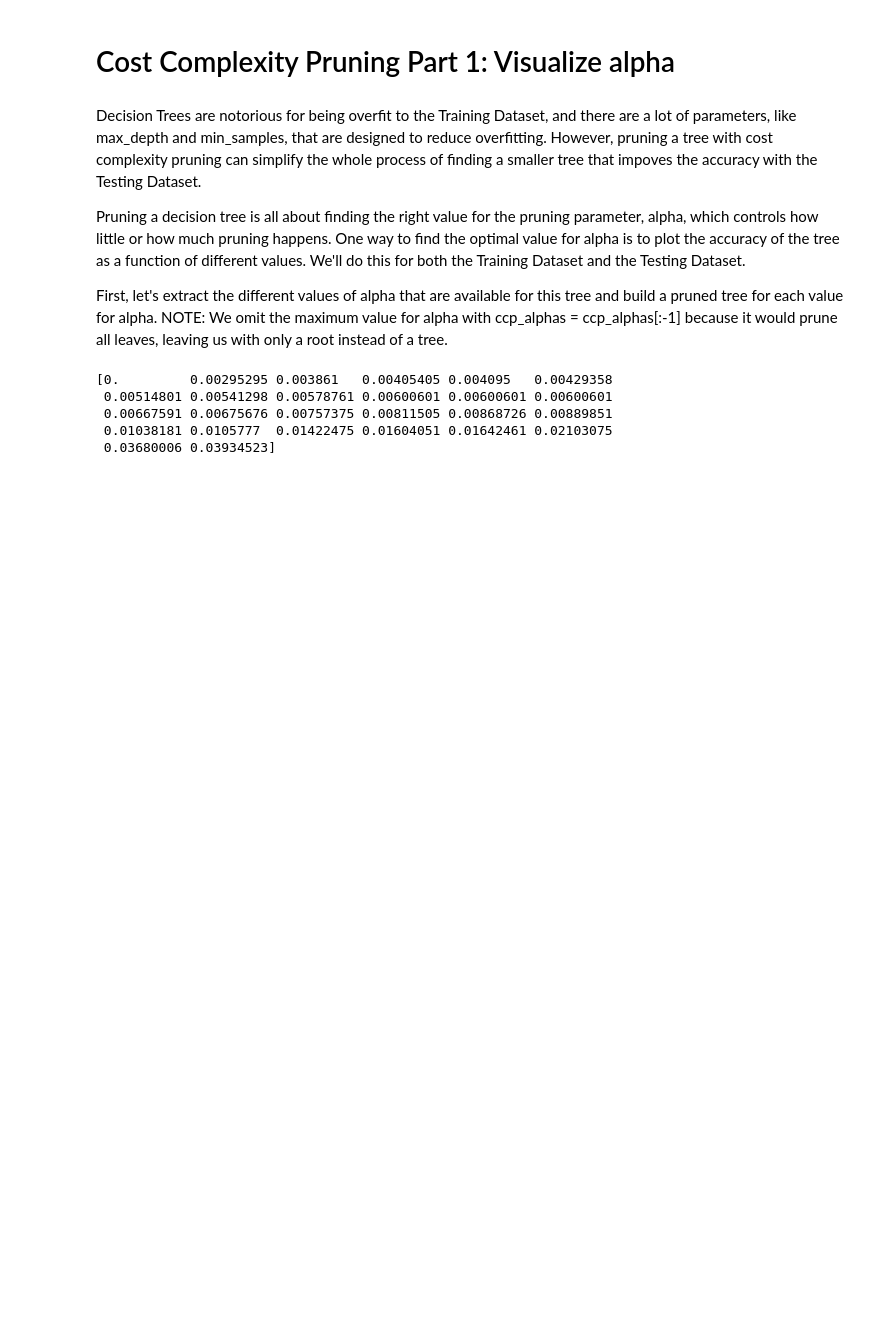
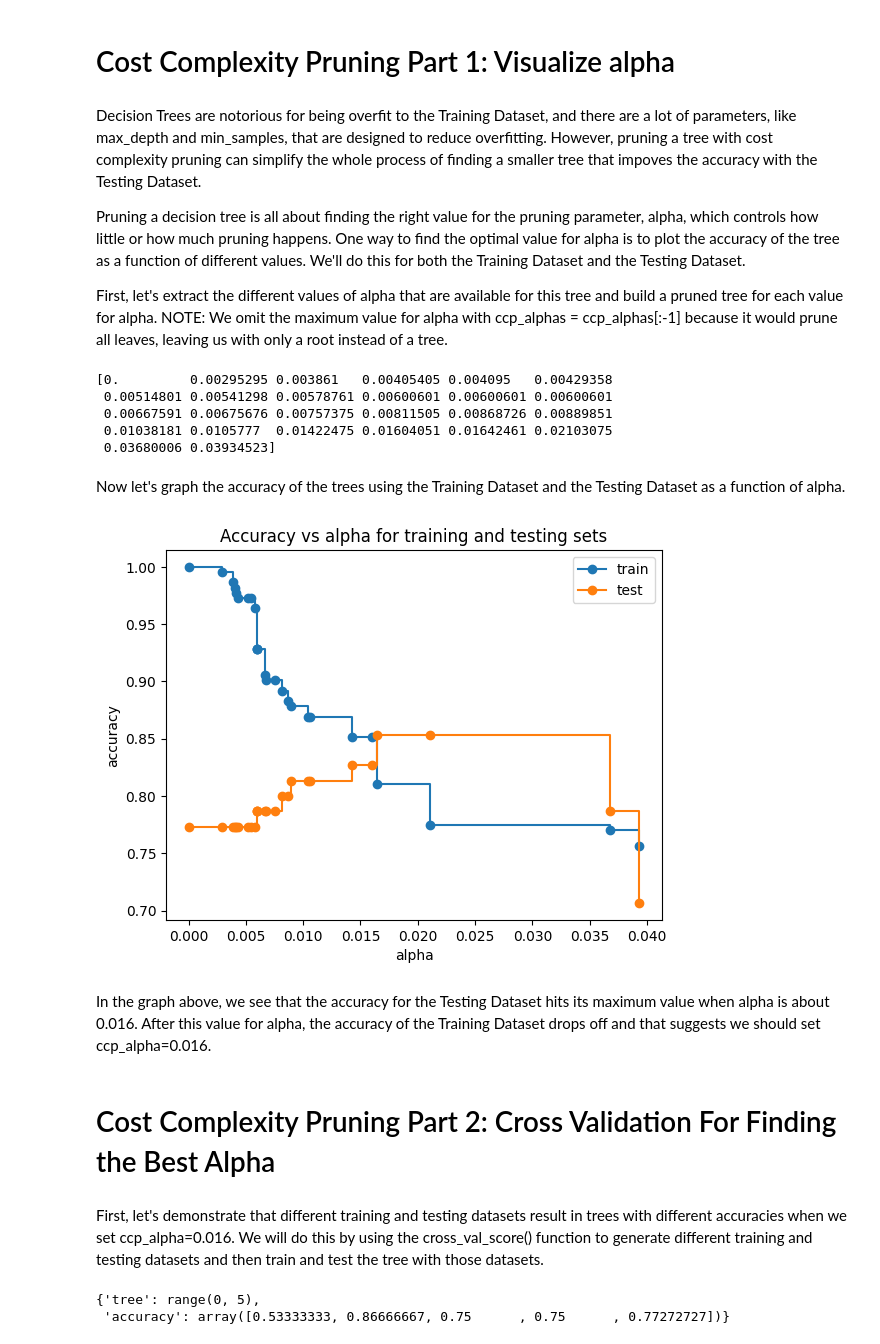
Before and after one commit to NewCodeLearner/ML_Algorithms, a Jupyter notebook: Classification_DecisionTrees_in_python.ipynb, the cells around one changed output. Drawn from its saved outputs; the diff is of its cells as text; code cells hidden in the pictures; blank space fills up the shorter version.

Commit message:
performed cross validation and build final classification tree

```diff
--- a/Classification_DecisionTrees_in_python.ipynb
+++ b/Classification_DecisionTrees_in_python.ipynb
@@ -305,3 +305,31 @@ print(ccp_alphas)
  0.00667591 0.00675676 0.00757375 0.00811505 0.00868726 0.00889851
  0.01038181 0.0105777  0.01422475 0.01604051 0.01642461 0.02103075
  0.03680006 0.03934523]
+# %% [markdown]
+Now let's graph the accuracy of the trees using the Training Dataset and the Testing Dataset as a function of alpha.
+# %%
+train_scores = [clf_dt.score(X_train,y_train) for clf_dt in clf_dts]
+test_scores = [clf_dt.score(X_test,y_test) for clf_dt in clf_dts]
+
+fig, ax = plt.subplots()
+ax.set_xlabel("alpha")
+ax.set_ylabel("accuracy")
+ax.set_title("Accuracy vs alpha for training and testing sets")
+ax.plot(ccp_alphas, train_scores, marker='o', label="train", drawstyle="steps-post")
+ax.plot(ccp_alphas, test_scores, marker='o', label="test", drawstyle="steps-post")
+ax.legend()
+plt.show()
+# %% [output]
+[figure, added]
+# %% [markdown]
+In the graph above, we see that the accuracy for the Testing Dataset hits its maximum value when alpha is about 0.016. After this value for alpha, the accuracy of the Training Dataset drops off and that suggests we should set ccp_alpha=0.016.
+# %% [markdown]
+# Cost Complexity Pruning Part 2: Cross Validation For Finding the Best Alpha
+# %% [markdown]
+First, let's demonstrate that different training and testing datasets result in trees with different accuracies when we set ccp_alpha=0.016. We will do this by using the cross_val_score() function to generate different training and testing datasets and then train and test the tree with those datasets.
+# %%
+data={'tree': range(5), 'accuracy': scores}
+data
+# %% [output]
+{'tree': range(0, 5),
+ 'accuracy': array([0.53333333, 0.86666667, 0.75      , 0.75      , 0.77272727])}
```
Also changed, not shown: parts of 15 cells of this notebook.
